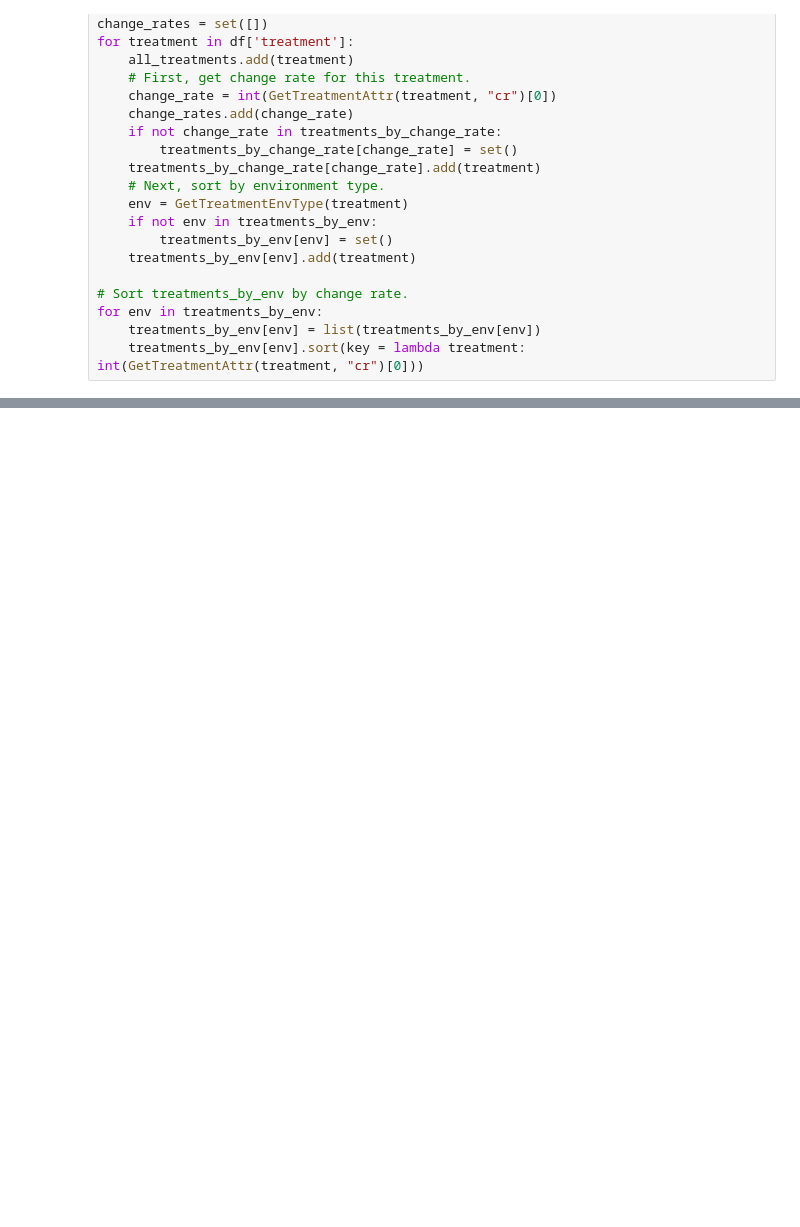
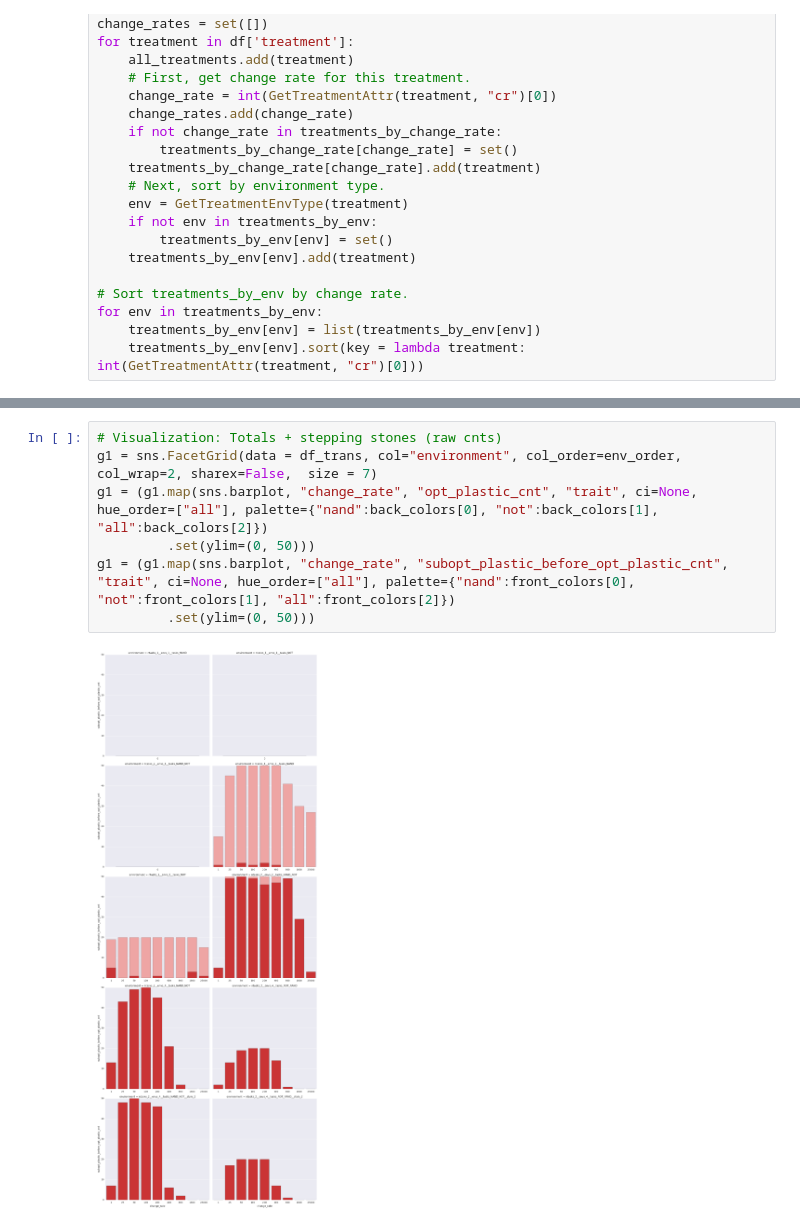
Before and after one commit to amlalejini/origins_of_plasticity_f16, a Jupyter notebook: scripts/jupyter_notebooks/stepping_stones_overview.ipynb, the cells around one changed output, grey strips where cells are left out. Saved outputs shown, nothing was run; the diff lists cells and outputs as text; blank space fills up the shorter version.

```diff
--- a/scripts/jupyter_notebooks/stepping_stones_overview.ipynb
+++ b/scripts/jupyter_notebooks/stepping_stones_overview.ipynb
@@ -152,0 +213,9 @@ treatments_by_env.keys()
+# %%
+# Visualization: Totals + stepping stones (raw cnts)
+g1 = sns.FacetGrid(data = df_trans, col="environment", col_order=env_order, col_wrap=2, sharex=False,  size = 7)
+g1 = (g1.map(sns.barplot, "change_rate", "opt_plastic_cnt", "trait", ci=None, hue_order=["all"], palette={"nand":back_colors[0], "not":back_colors[1], "all":back_colors[2]})
+         .set(ylim=(0, 50)))
+g1 = (g1.map(sns.barplot, "change_rate", "subopt_plastic_before_opt_plastic_cnt", "trait", ci=None, hue_order=["all"], palette={"nand":front_colors[0], "not":front_colors[1], "all":front_colors[2]})
+         .set(ylim=(0, 50)))
+# %% [output]
+[figure, added]
```
Also changed, not shown: parts of 7 cells of this notebook, 6 other files.
